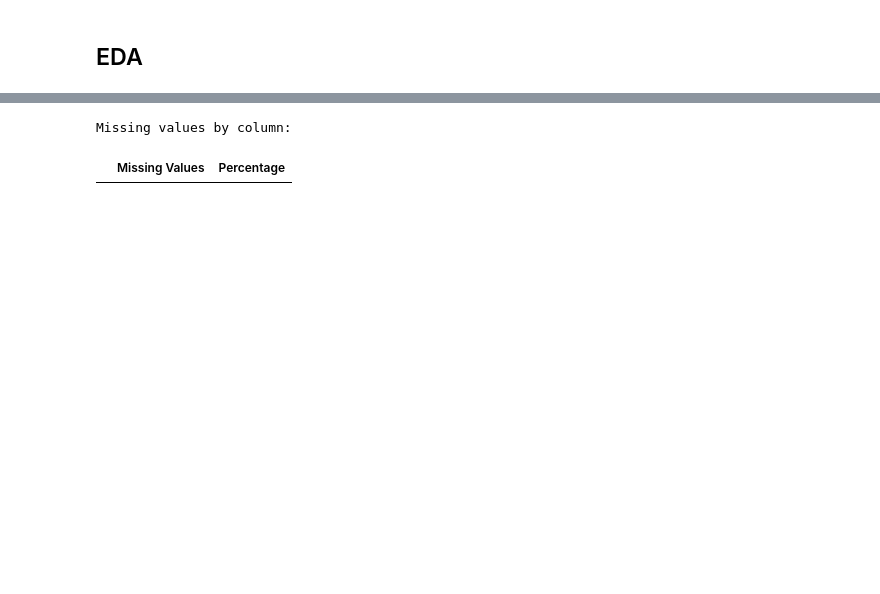
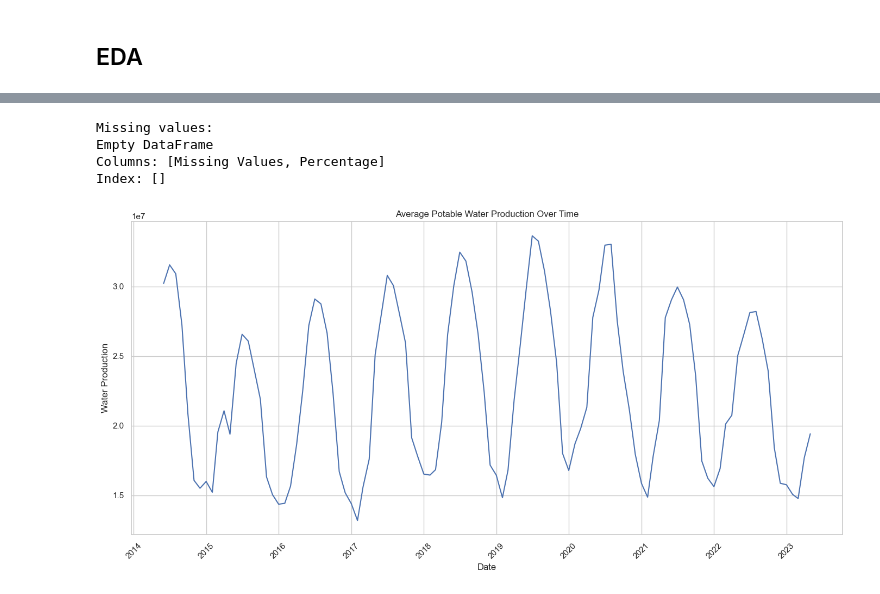
Before and after one commit to harneetdhillon2020/cmpe255_final_project, a Jupyter notebook: 255_project.ipynb, the cells around one changed output, grey strips where cells are left out. Cells and saved outputs as stored; diff of their text form; code cells hidden in the pictures; blank space fills up the shorter version.

Commit message:
Performed a lot of EDA
A lot of EDA is done and saved all the images in an images folder for future use. Made all the images svgs just so that they don't lose their quality.

```diff
--- a/255_project.ipynb
+++ b/255_project.ipynb
@@ -450,0 +492,20 @@ Basic statistics for numerical columns:
+# %%
+import dask.dataframe as dd
+import pandas as pd
+import numpy as np
+import matplotlib.pyplot as plt
+import seaborn as sns
+from dask.distributed import Client
+import plotly.express as px
+import plotly.graph_objects as go
+from plotly.subplots import make_subplots
+import warnings
+warnings.filterwarnings('ignore')
+
+# Set up a local Dask client with multiple workers
+client = Client(n_workers=4, threads_per_worker=2, memory_limit='4GB')
+print(client)
+
+# Improve plot aesthetics
+plt.style.use('ggplot')
+sns.set(style="whitegrid")
@@ -451,10 +559,35 @@ Basic statistics for numerical columns:
 # %%
-missing_values = df_clean.isnull().sum()
-missing_percentage = (missing_values / len(df)) * 100
-missing_df = pd.DataFrame({'Missing Values': missing_values,
-                          'Percentage': missing_percentage})
-print("Missing values by column:")
-missing_df[missing_df['Missing Values'] > 0].sort_values('Missing Values', ascending=False)
+# Check for missing values
+print("\nMissing values:")
+missing_values = ddf.isnull().sum()
+missing_percentage = (missing_values / len(ddf) * 100).compute()
+missing_data = pd.DataFrame({
+    'Missing Values': missing_values,
+    'Percentage': missing_percentage
+})
+print(missing_data[missing_data['Missing Values'] > 0])
 # %% [output]
-Missing values by column:
+Missing values:
+Empty DataFrame
+Columns: [Missing Values, Percentage]
+Index: []
-|  | Missing Values | Percentage |
+# %%
+# Convert month_year to datetime if needed
+ddf['month_year'] = dd.to_datetime(ddf['month_year'])
+
+# Time series of water production - using Dask
+time_series = ddf.groupby('month_year')['reported_final_total_potable_water_production'].mean().compute()
+time_series = time_series.sort_index()
+
+plt.figure(figsize=(14, 7))
+plt.plot(time_series.index, time_series.values)
+plt.title('Average Potable Water Production Over Time')
+plt.xlabel('Date')
+plt.ylabel('Water Production')
+plt.xticks(rotation=45)
+plt.tight_layout()
+plt.savefig('./images/water_production_time_series.svg', format='svg', dpi=300)
+plt.show()
+plt.close()
+# %% [output]
+[figure, added]
```
Also changed, not shown: parts of 46 cells of this notebook, 26 other files.
